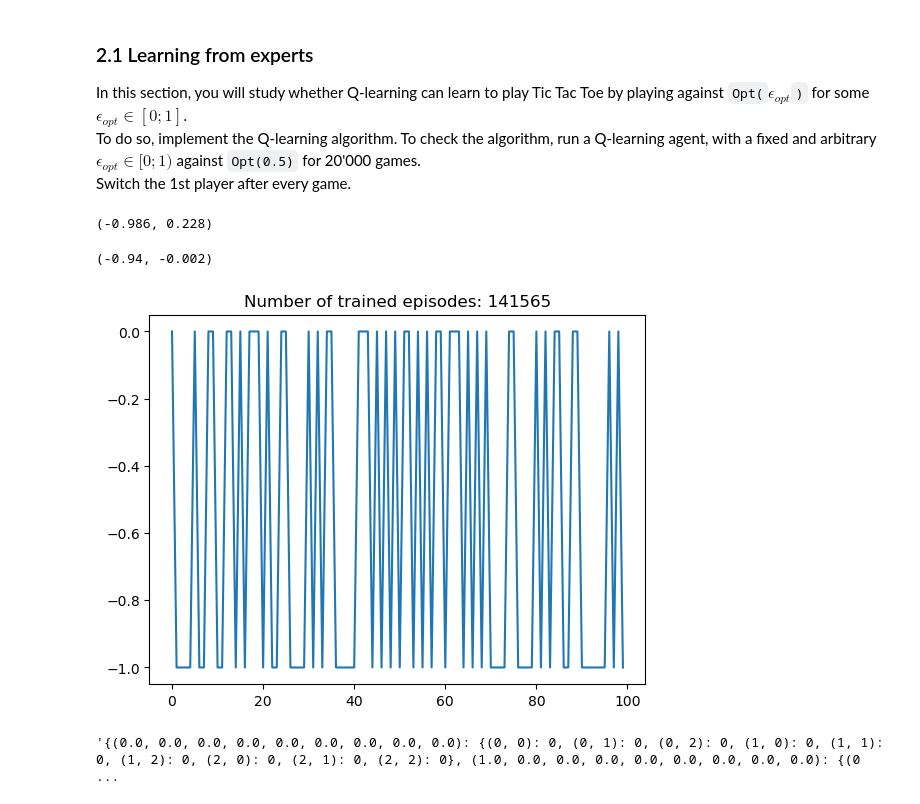
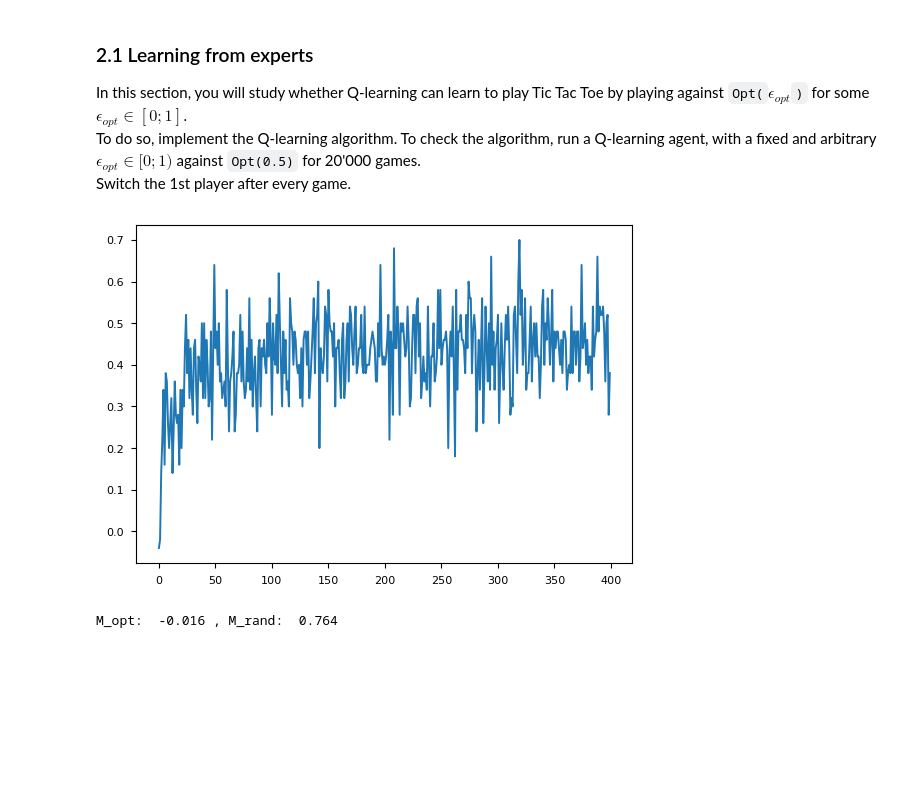
Before and after one commit to albertaillet/Miniproject1, a Jupyter notebook: Q-learning.ipynb, the cells around one changed output. Drawn from its saved outputs; the diff is of its cells as text; code cells hidden in the pictures; blank space fills up the shorter version.

```diff
--- a/Q-learning.ipynb
+++ b/Q-learning.ipynb
@@ -23,4 +91,4 @@ If you are curious, you can explore the effect of $\alpha$, $\gamma$ and initial
 # %%
 alpha = 0.05 # learning rate
 gamma = 0.99 # discount factor
-epsilon = 0.1 # exploration rate
+epsilon = 0 # exploration rate
@@ -94,6 +103,7 @@ env = TictactoeEnv()
 Q_table = QTable()
 rewards = []
 num_trained_episodes = 0
+av_rewards = []
 
 def epslion_greedy(state):
     Q_actions = Q_table[state]
@@ -105,59 +115,50 @@ def epslion_greedy(state):
     else:
         return max(Q_actions, key=Q_actions.get)
 # %%
-num_episodes = 100000
-opt_player = OptimalPlayer(0.5, player='O')
+num_episodes = 20000
+opponent_player = OptimalPlayer(0.5, player='O')
 learning_player = 'X'
+rewards = []
 
-for itr in tqdm(range(num_episodes), desc="Q-learning training"):
+for itr in tqdm(range(num_episodes), desc="Q-learning"):
     env.reset()
     state, end, _ = env.observe()
 
-    # opt_player.player, learning_player = learning_player, opt_player.player
+    opponent_player.player, learning_player = learning_player, opponent_player.player
 
-    if opt_player.player == 'X':
-        move = opt_player.act(state)
-        state, end, _ = env.step(move)
+    if opponent_player.player == 'X':
+        opponent_move = opponent_player.act(state)
+        state, end, _ = env.step(opponent_move)
 
     while not end:
         move = epslion_greedy(state)
-        state, end, _ = env.step(move)
+        next_state, end, _ = env.step(move)
 
-        if env.current_player == opt_player.player and not end:
-            state, end, _ = env.observe()
-            move = opt_player.act(state)
-            next_state, end, _ = env.step(move)
-            reward = env.reward(player=learning_player)
+        if (not end) and (env.current_player == opponent_player.player):
+            opponent_move = opponent_player.act(next_state)
+            next_state, end, _ = env.step(opponent_move)
 
-            if end:
-                Q[state][move] = reward
+        reward = env.reward(player=learning_player)
 
-            Q_table[state][move] = Q_table[state][move] + alpha * (reward + gamma * max(Q_table[next_state].values()) - Q_table[state][move])
+        if end:
+            Q_table[next_state]["any"] = reward
+
+        Q_table[state][move] = Q_table[state][move] + alpha * (reward + gamma * max(Q_table[next_state].values()) - Q_table[state][move])
 
         state = next_state
 
-        # env.render()
-        # time.sleep(1)
-        # clear_output(wait=True)
+    rewards.append(reward)
+    if len(rewards) >= 50:
+        av_rewards.append(np.mean(rewards))
+        rewards = []
+        clear_output(wait=True)
+        plt.plot(av_rewards)
+        plt.show()
     num_trained_episodes += 1
-    rewards.append(reward)
     env.reset()
+# %% [output]
+[figure, added]
 # %%
-M_opt(epslion_greedy), M_rand(epslion_greedy)
+print("M_opt: ", M_opt(epslion_greedy), ", M_rand: ", M_rand(epslion_greedy))
 # %% [output]
-(-0.986, 0.228)
+M_opt:  -0.016 , M_rand:  0.764
-# %%
-p = OptimalPlayer(1)
-M_opt(p.act), M_rand(p.act)
-# %% [output]
-(-0.94, -0.002)
-# %%
-plt.plot(rewards[-100:])
-plt.title(f"Number of trained episodes: {num_trained_episodes}")
-plt.show()
-# %% [output]
-[figure, removed]
-# %%
-repr(Q_table)
-# %% [output]
-'{(0.0, 0.0, 0.0, 0.0, 0.0, 0.0, 0.0, 0.0, 0.0): {(0, 0): 0, (0, 1): 0, (0, 2): 0, (1, 0): 0, (1, 1): 0, (1, 2): 0, (2, 0): 0, (2, 1): 0, (2, 2): 0}, (1.0, 0.0, 0.0, 0.0, 0.0, 0.0, 0.0, 0.0, 0.0): {(0 ...
```
Also changed, not shown: parts of 19 cells of this notebook, 4 other files.
